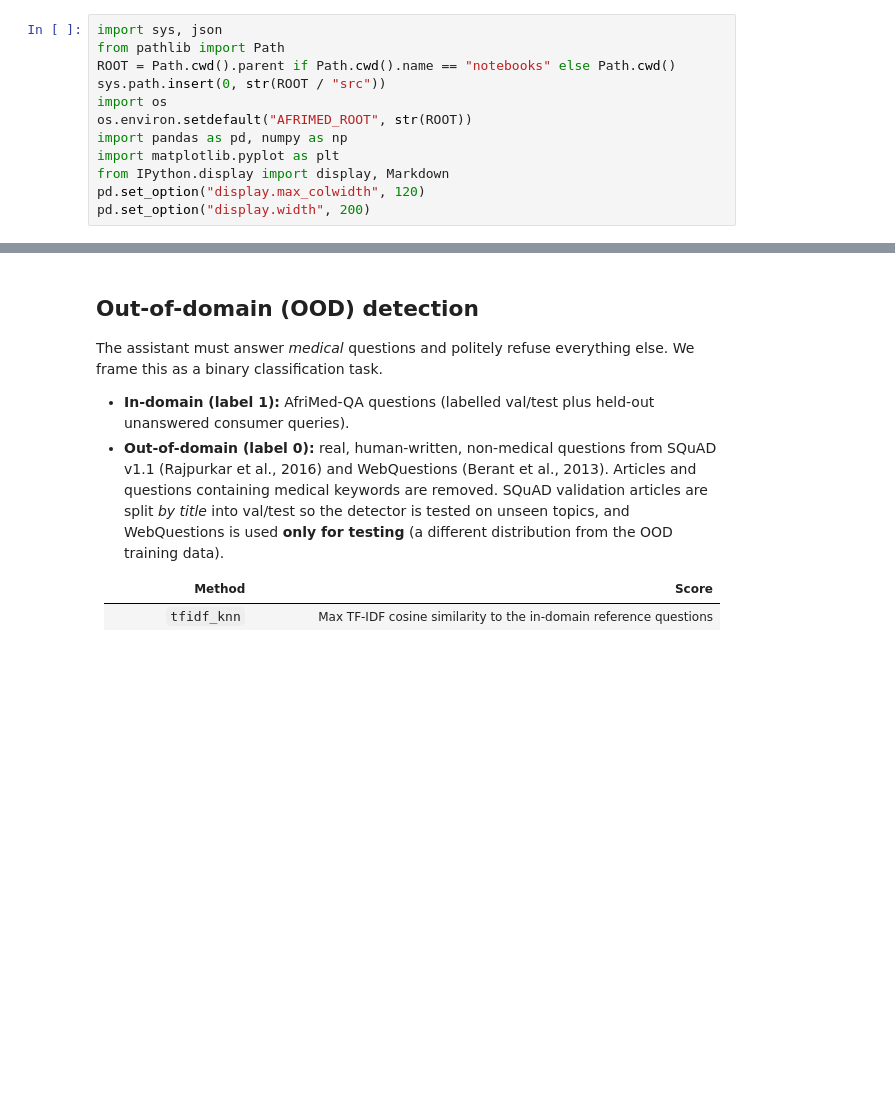
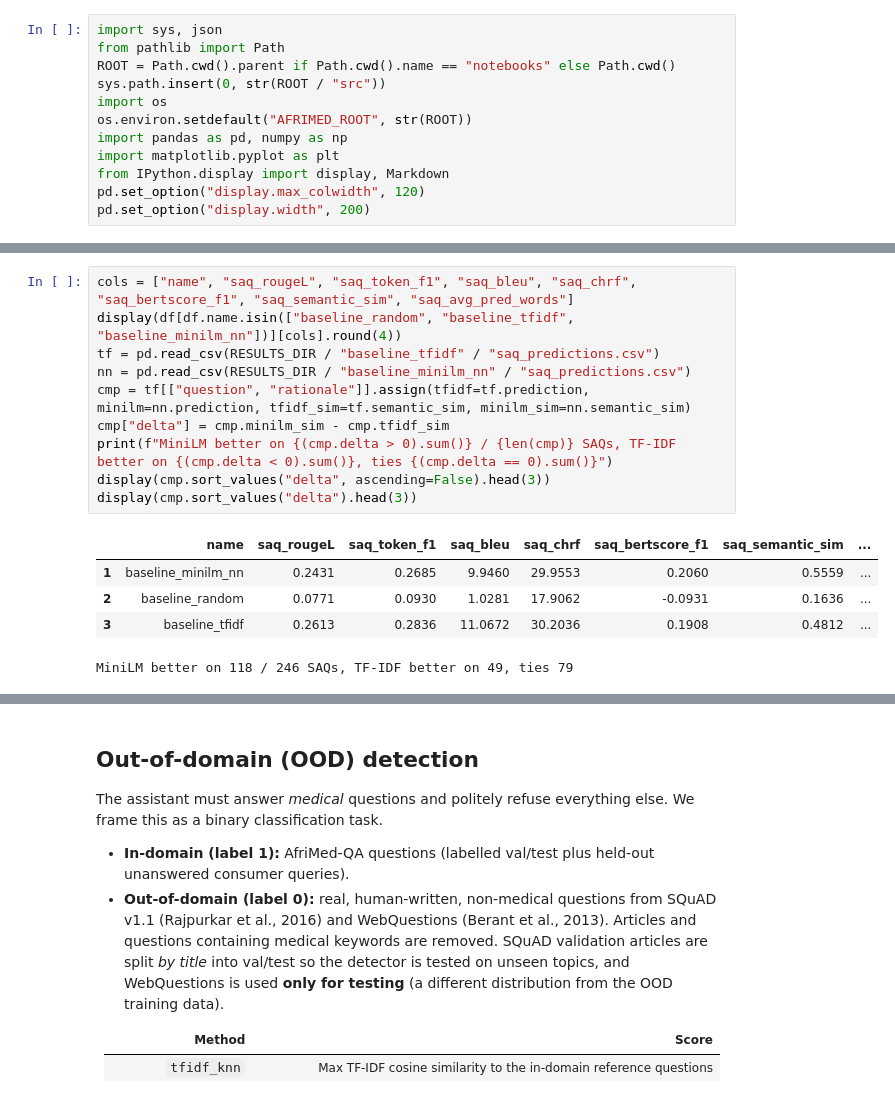
Before and after one commit to mukunzindahiro-max/afrimed-assistant, a Jupyter notebook: notebooks/02_baselines_and_ood.ipynb, the cells around one changed output, grey strips where cells are left out. Drawn from its saved outputs; the diff is of its cells as text; blank space fills up the shorter version.

```diff
--- a/notebooks/02_baselines_and_ood.ipynb
+++ b/notebooks/02_baselines_and_ood.ipynb
@@ -61,0 +72,16 @@ display(saq.sort_values("semantic_sim")[["question", "prediction", "rationale",
+# %%
+cols = ["name", "saq_rougeL", "saq_token_f1", "saq_bleu", "saq_chrf", "saq_bertscore_f1", "saq_semantic_sim", "saq_avg_pred_words"]
+display(df[df.name.isin(["baseline_random", "baseline_tfidf", "baseline_minilm_nn"])][cols].round(4))
+tf = pd.read_csv(RESULTS_DIR / "baseline_tfidf" / "saq_predictions.csv")
+nn = pd.read_csv(RESULTS_DIR / "baseline_minilm_nn" / "saq_predictions.csv")
+cmp = tf[["question", "rationale"]].assign(tfidf=tf.prediction, minilm=nn.prediction, tfidf_sim=tf.semantic_sim, minilm_sim=nn.semantic_sim)
+cmp["delta"] = cmp.minilm_sim - cmp.tfidf_sim
+print(f"MiniLM better on {(cmp.delta > 0).sum()} / {len(cmp)} SAQs, TF-IDF better on {(cmp.delta < 0).sum()}, ties {(cmp.delta == 0).sum()}")
+display(cmp.sort_values("delta", ascending=False).head(3))
+display(cmp.sort_values("delta").head(3))
+# %% [output]
+|  | name | saq_rougeL | saq_token_f1 | saq_bleu | saq_chrf | saq_bertscore_f1 | saq_semantic_sim | ... |
+| 1 | baseline_minilm_nn | 0.2431 | 0.2685 | 9.9460 | 29.9553 | 0.2060 | 0.5559 | ... |
+| 2 | baseline_random | 0.0771 | 0.0930 | 1.0281 | 17.9062 | -0.0931 | 0.1636 | ... |
+| 3 | baseline_tfidf | 0.2613 | 0.2836 | 11.0672 | 30.2036 | 0.1908 | 0.4812 | ... |
+MiniLM better on 118 / 246 SAQs, TF-IDF better on 49, ties 79
```
Also changed, not shown: parts of 9 cells of this notebook, 8 other files.
